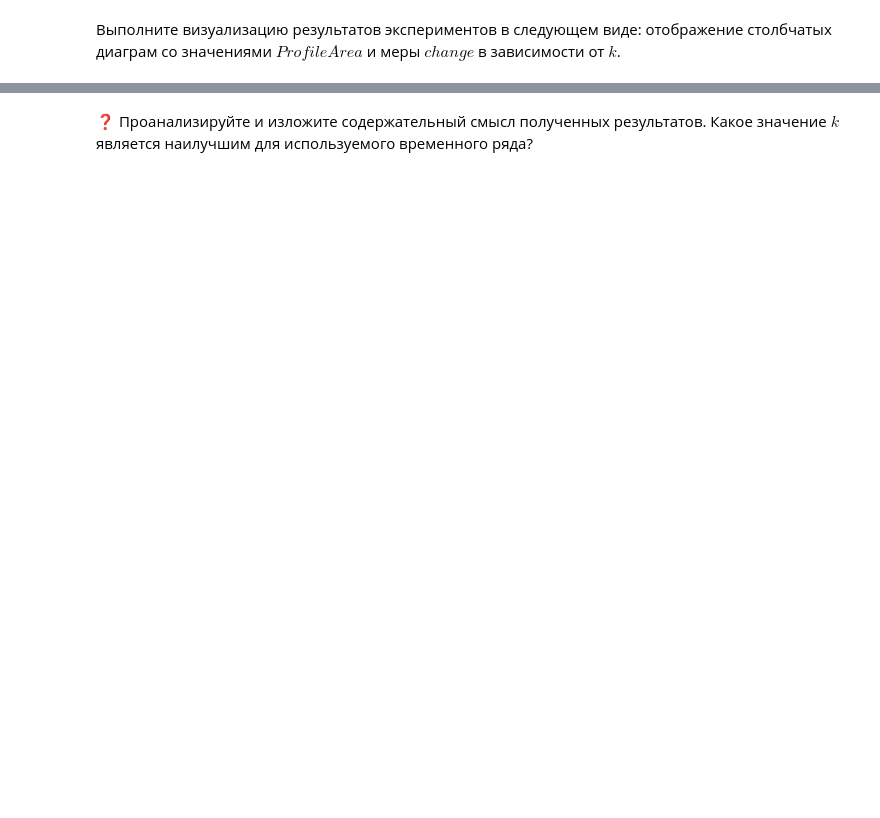
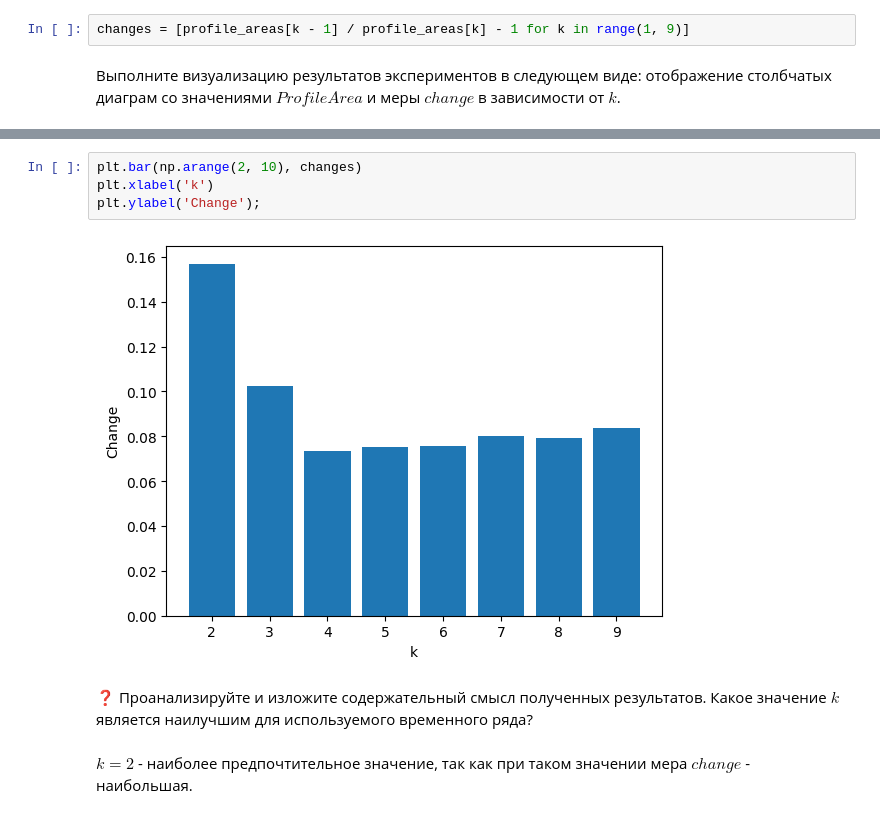
Before and after one commit to foghpp/2024-Ushakov-TimeSeriesCourse, a Jupyter notebook: practice/05 Snippets/05 Snippets.ipynb, the cells around one changed output, grey strips where cells are left out. Saved outputs shown, nothing was run; the diff lists cells and outputs as text; blank space fills up the shorter version.

```diff
--- a/practice/05 Snippets/05 Snippets.ipynb
+++ b/practice/05 Snippets/05 Snippets.ipynb
@@ -171,2 +202,4 @@ $Change_k = \frac{ProfileArea_{k-1}}{ProfileArea_k} - 1$
+# %%
+changes = [profile_areas[k - 1] / profile_areas[k] - 1 for k in range(1, 9)]
 # %% [markdown]
 Выполните визуализацию результатов экспериментов в следующем виде: отображение столбчатых диаграм со значениями $ProfileArea$ и меры $change$ в зависимости от $k$.
@@ -175,2 +213,10 @@ $Change_k = \frac{ProfileArea_{k-1}}{ProfileArea_k} - 1$
+# %%
+plt.bar(np.arange(2, 10), changes)
+plt.xlabel('k')
+plt.ylabel('Change');
+# %% [output]
+[figure, added]
 # %% [markdown]
 ❓ Проанализируйте и изложите содержательный смысл полученных результатов. Какое значение $k$ является наилучшим для используемого временного ряда?
+# %% [markdown]
+$k=2$ - наиболее предпочтительное значение, так как при таком значении мера $change$ - наибольшая.
```
Also changed, not shown: parts of 9 cells of this notebook.
